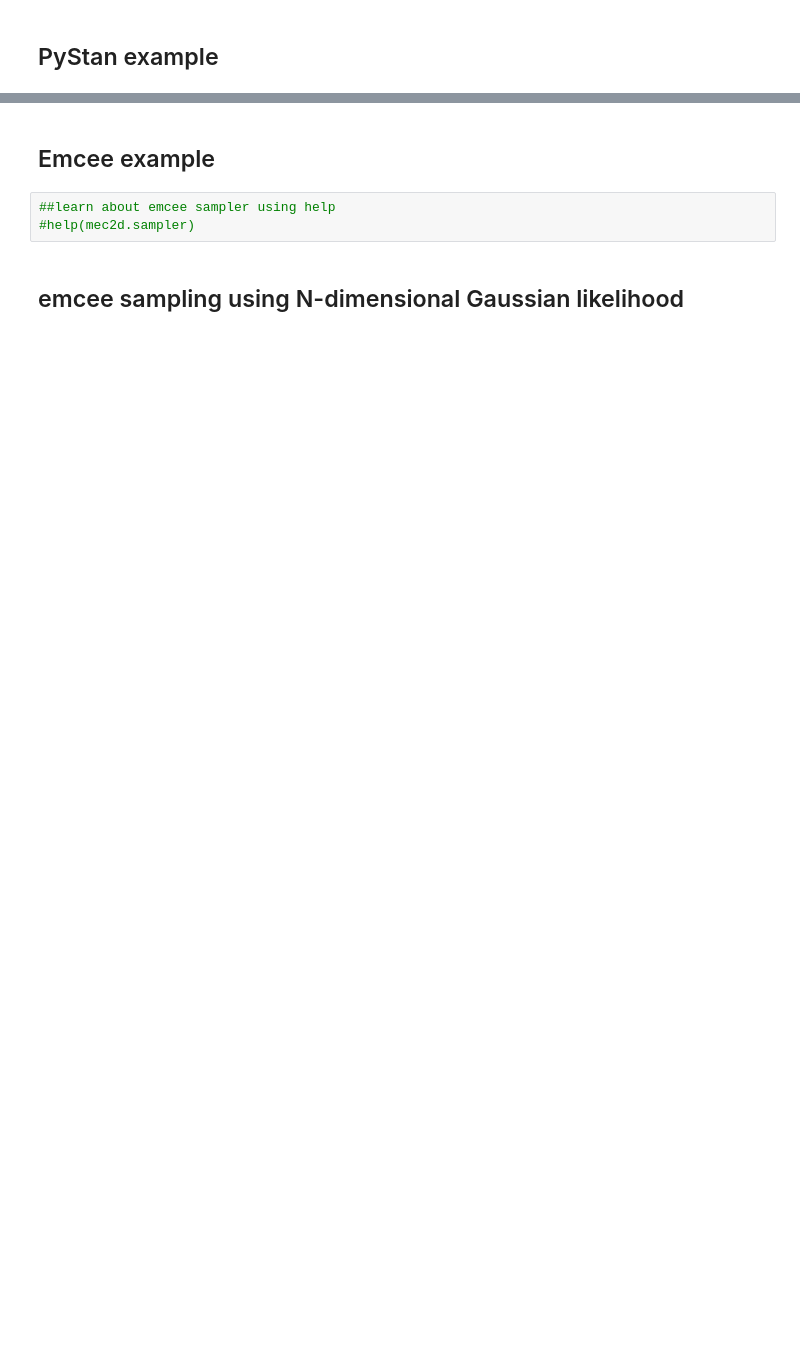
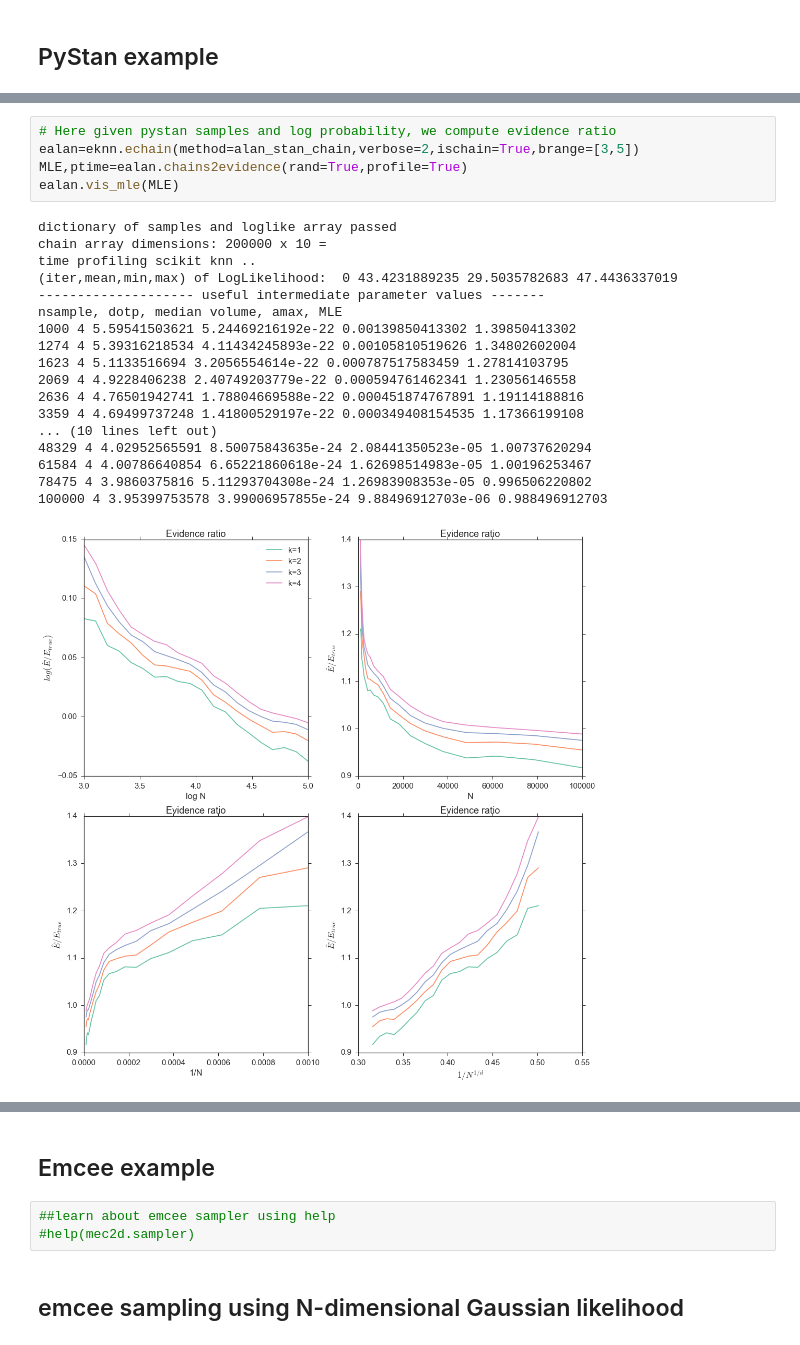
Before and after one commit to yabebalFantaye/BayesSchool2016, a Jupyter notebook: mcmc_samplers.ipynb, the cells around one changed output, grey strips where cells are left out. Saved outputs shown, nothing was run; the diff lists cells and outputs as text; blank space fills up the shorter version.

```diff
--- a/mcmc_samplers.ipynb
+++ b/mcmc_samplers.ipynb
@@ -94,0 +129,24 @@ gdstans.corner()
+# %%
+# Here given pystan samples and log probability, we compute evidence ratio
+ealan=eknn.echain(method=alan_stan_chain,verbose=2,ischain=True,brange=[3,5])
+MLE,ptime=ealan.chains2evidence(rand=True,profile=True)
+ealan.vis_mle(MLE)
+# %% [output]
+dictionary of samples and loglike array passed
+chain array dimensions: 200000 x 10 =
+time profiling scikit knn ..
+(iter,mean,min,max) of LogLikelihood:  0 43.4231889235 29.5035782683 47.4436337019
+-------------------- useful intermediate parameter values -------
+nsample, dotp, median volume, amax, MLE
+1000 4 5.59541503621 5.24469216192e-22 0.00139850413302 1.39850413302
+1274 4 5.39316218534 4.11434245893e-22 0.00105810519626 1.34802602004
+1623 4 5.1133516694 3.2056554614e-22 0.000787517583459 1.27814103795
+2069 4 4.9228406238 2.40749203779e-22 0.000594761462341 1.23056146558
+2636 4 4.76501942741 1.78804669588e-22 0.000451874767891 1.19114188816
+3359 4 4.69499737248 1.41800529197e-22 0.000349408154535 1.17366199108
+... (10 lines left out)
+48329 4 4.02952565591 8.50075843635e-24 2.08441350523e-05 1.00737620294
+61584 4 4.00786640854 6.65221860618e-24 1.62698514983e-05 1.00196253467
+78475 4 3.9860375816 5.11293704308e-24 1.26983908353e-05 0.996506220802
+100000 4 3.95399753578 3.99006957855e-24 9.88496912703e-06 0.988496912703
+[figure, added]
```
Also changed, not shown: parts of 18 cells of this notebook, 20 other files.
